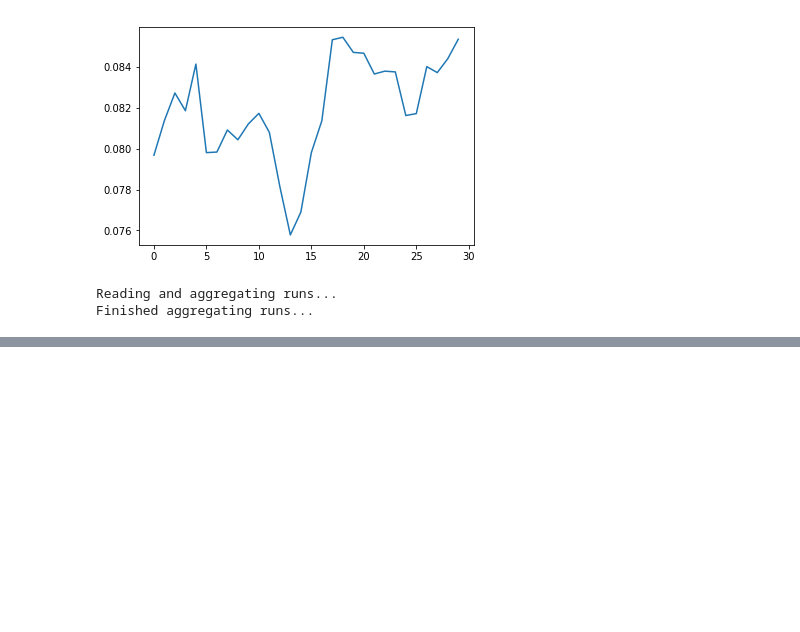
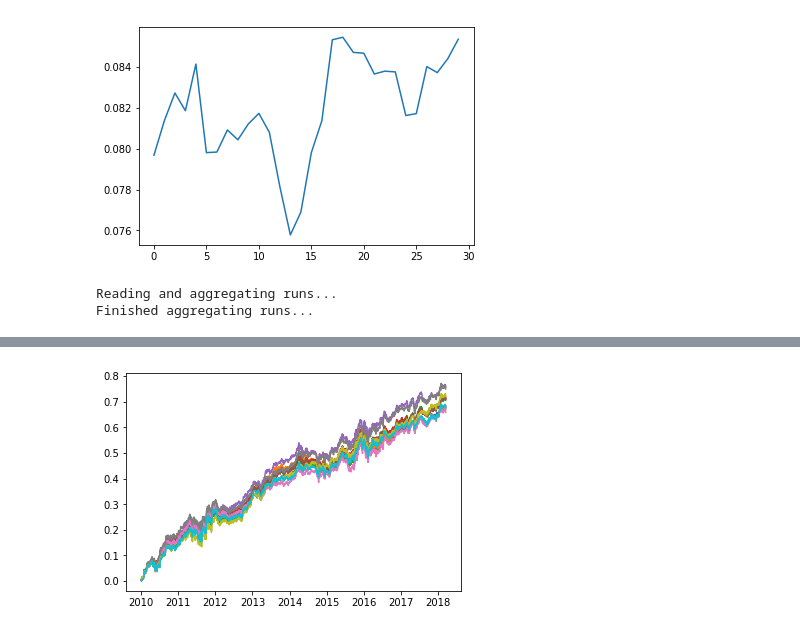
Before and after one commit to ryanoley/ram, a Jupyter notebook: examples/StatArb analysis.ipynb, the cells around one changed output, grey strips where cells are left out. Drawn from its saved outputs; the diff is of its cells as text; code cells hidden in the pictures; blank space fills up the shorter version.

```diff
--- a/examples/StatArb analysis.ipynb
+++ b/examples/StatArb analysis.ipynb
@@ -124,0 +129,6 @@ plt.show()
+# %%
+plt.figure()
+plt.plot(comb2.best_results_returns.cumsum())
+plt.show()
+# %% [output]
+[figure, added]
```
Also changed, not shown: parts of 3 cells of this notebook, 2 other files.
